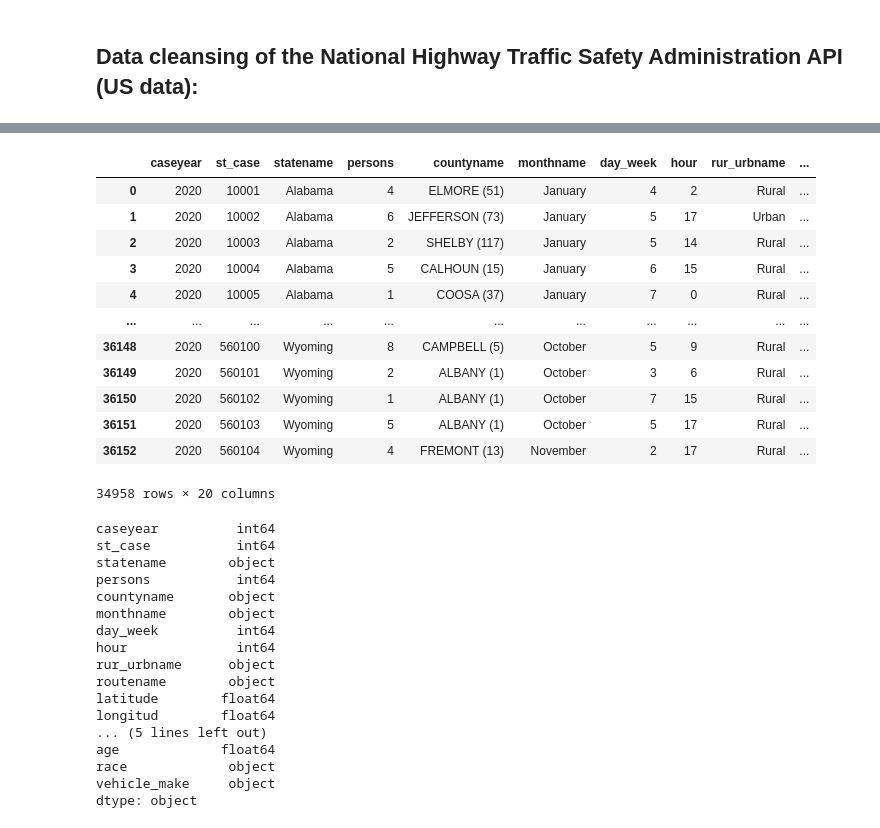
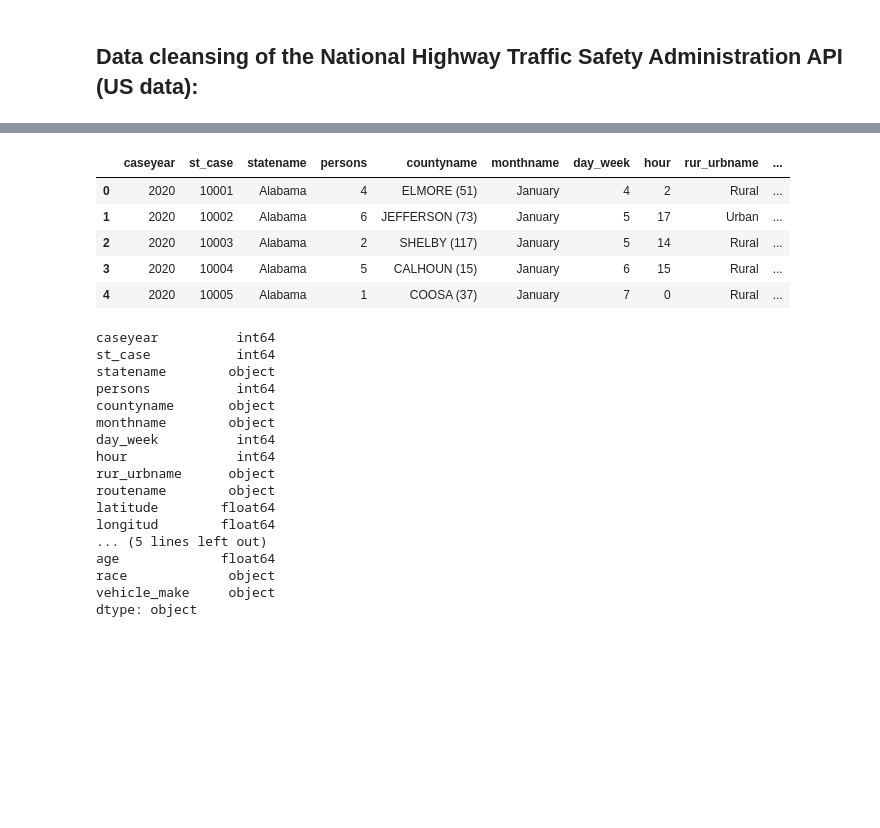
Before and after one commit to lishanisrikaran/project-1, a Jupyter notebook: road_fatalities - clean up process.ipynb, the cells around one changed output, grey strips where cells are left out. Drawn from its saved outputs; the diff is of its cells as text; code cells hidden in the pictures; blank space fills up the shorter version.

```diff
--- a/road_fatalities - clean up process.ipynb
+++ b/road_fatalities - clean up process.ipynb
@@ -55,21 +42,14 @@ Cleaned_df
-# %%
-# Dropping NaN rows.
-Cleaned_df = Cleaned_df.dropna(how="any")
-Cleaned_df
-# %% [output]
-|  | caseyear | st_case | statename | persons | countyname | monthname | day_week | hour | rur_urbname | ... |
-| 0 | 2020 | 10001 | Alabama | 4 | ELMORE (51) | January | 4 | 2 | Rural | ... |
-| 1 | 2020 | 10002 | Alabama | 6 | JEFFERSON (73) | January | 5 | 17 | Urban | ... |
-| 2 | 2020 | 10003 | Alabama | 2 | SHELBY (117) | January | 5 | 14 | Rural | ... |
-| 3 | 2020 | 10004 | Alabama | 5 | CALHOUN (15) | January | 6 | 15 | Rural | ... |
-| 4 | 2020 | 10005 | Alabama | 1 | COOSA (37) | January | 7 | 0 | Rural | ... |
-| ... | ... | ... | ... | ... | ... | ... | ... | ... | ... | ... |
-| 36148 | 2020 | 560100 | Wyoming | 8 | CAMPBELL (5) | October | 5 | 9 | Rural | ... |
-| 36149 | 2020 | 560101 | Wyoming | 2 | ALBANY (1) | October | 3 | 6 | Rural | ... |
-| 36150 | 2020 | 560102 | Wyoming | 1 | ALBANY (1) | October | 7 | 15 | Rural | ... |
-| 36151 | 2020 | 560103 | Wyoming | 5 | ALBANY (1) | October | 5 | 17 | Rural | ... |
-| 36152 | 2020 | 560104 | Wyoming | 4 | FREMONT (13) | November | 2 | 17 | Rural | ... |
-34958 rows × 20 columns
+# %%
+# Dropping NaN rows.
+Cleaned_df = Cleaned_df.dropna(how="any")
+Cleaned_df.head()
+# %% [output]
+|  | caseyear | st_case | statename | persons | countyname | monthname | day_week | hour | rur_urbname | ... |
+| 0 | 2020 | 10001 | Alabama | 4 | ELMORE (51) | January | 4 | 2 | Rural | ... |
+| 1 | 2020 | 10002 | Alabama | 6 | JEFFERSON (73) | January | 5 | 17 | Urban | ... |
+| 2 | 2020 | 10003 | Alabama | 2 | SHELBY (117) | January | 5 | 14 | Rural | ... |
+| 3 | 2020 | 10004 | Alabama | 5 | CALHOUN (15) | January | 6 | 15 | Rural | ... |
+| 4 | 2020 | 10005 | Alabama | 1 | COOSA (37) | January | 7 | 0 | Rural | ... |
 # %%
 # Checking the data types of the columns in the Cleaned_df.
 Cleaned_df.dtypes
```
Also changed, not shown: parts of 5 cells of this notebook.
